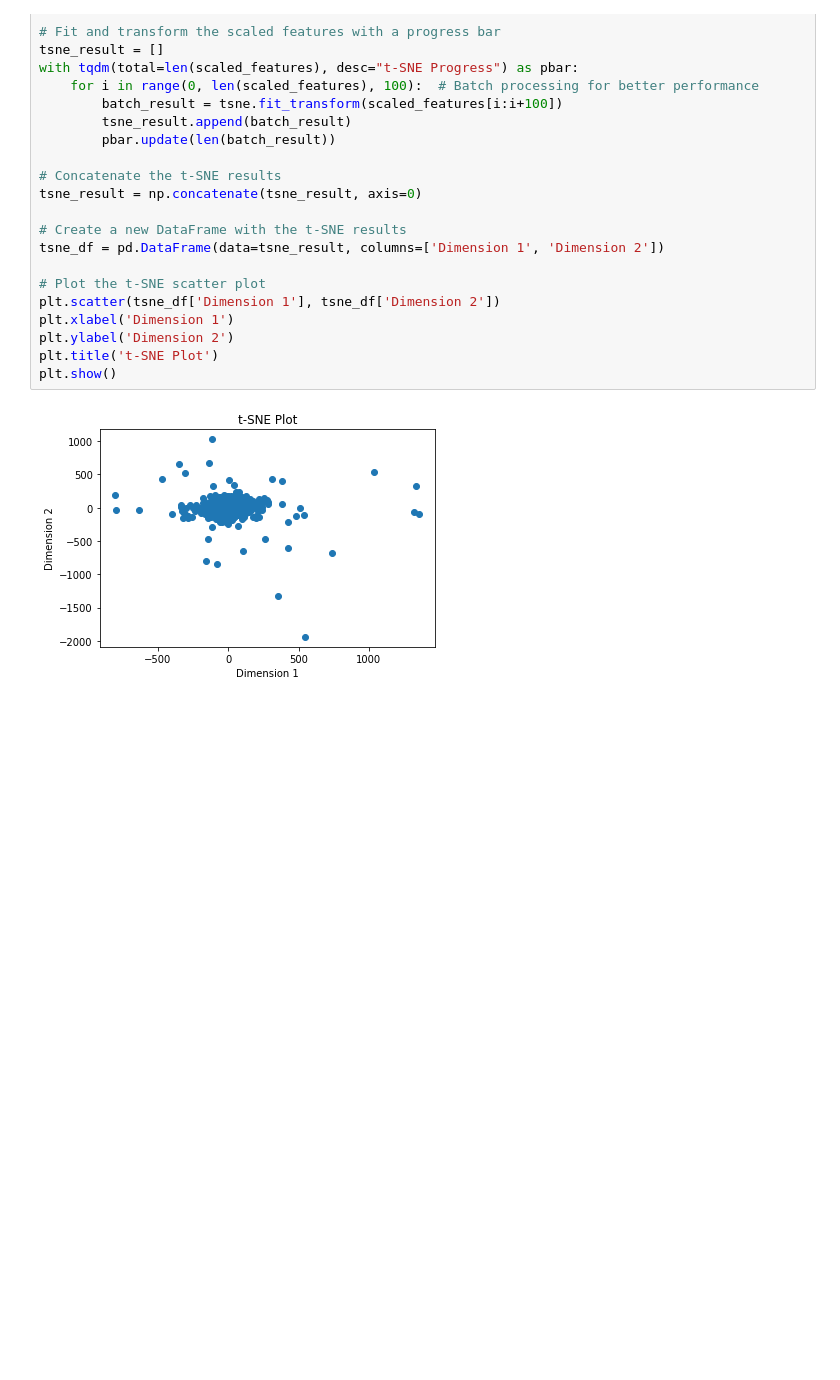
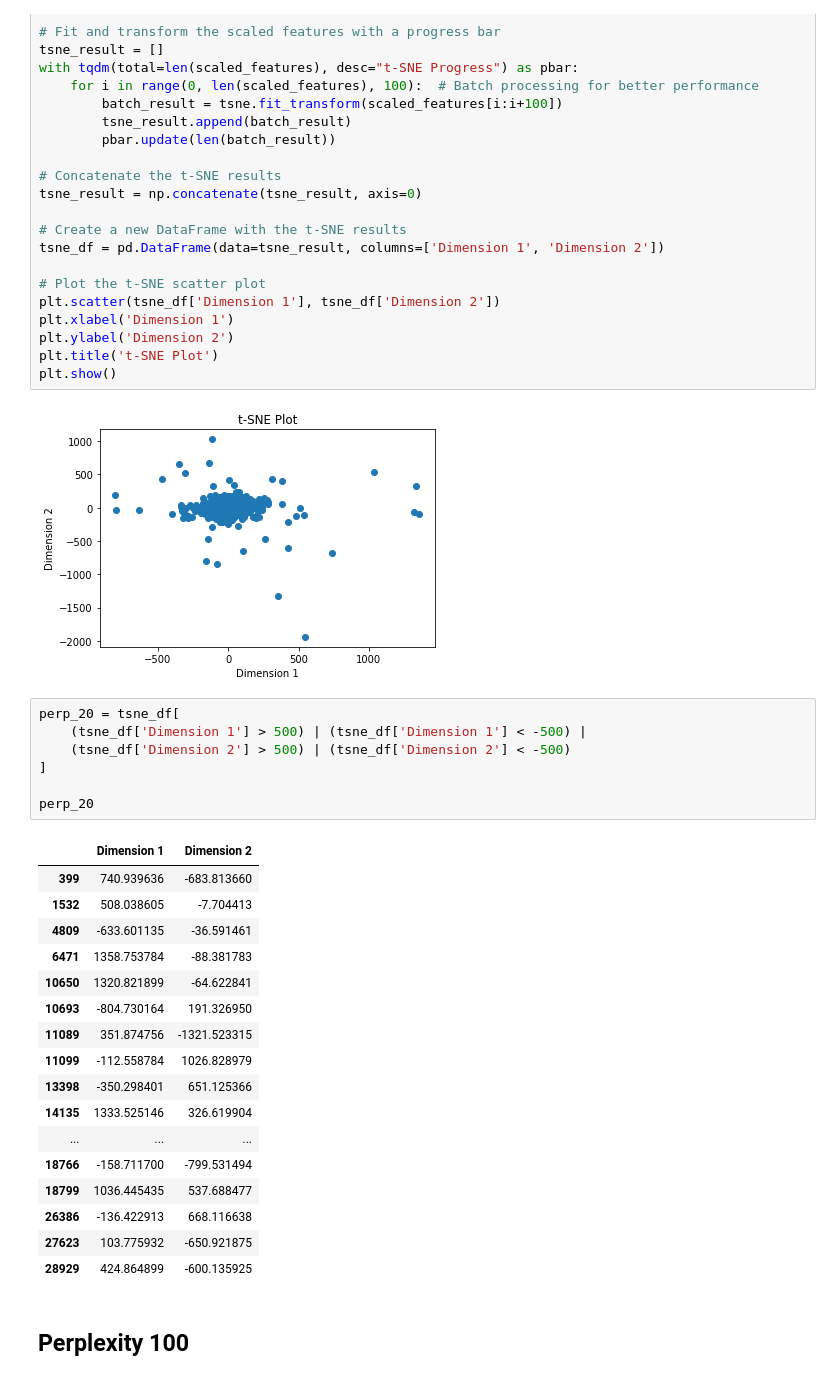
Before and after one commit to jordycollingwood/domias_notebooks, a Jupyter notebook: UCI_tsne_outlier.ipynb, the cells around one changed output. Cells and saved outputs as stored; diff of their text form; blank space fills up the shorter version.

```diff
--- a/UCI_tsne_outlier.ipynb
+++ b/UCI_tsne_outlier.ipynb
@@ -167,3 +217,30 @@ plt.title('t-SNE Plot')
 plt.show()
 # %% [output]
 [figure]
+# %%
+perp_20 = tsne_df[
+    (tsne_df['Dimension 1'] > 500) | (tsne_df['Dimension 1'] < -500) |
+    (tsne_df['Dimension 2'] > 500) | (tsne_df['Dimension 2'] < -500)
+]
+
+perp_20
+# %% [output]
+|  | Dimension 1 | Dimension 2 |
+| 399 | 740.939636 | -683.813660 |
+| 1532 | 508.038605 | -7.704413 |
+| 4809 | -633.601135 | -36.591461 |
+| 6471 | 1358.753784 | -88.381783 |
+| 10650 | 1320.821899 | -64.622841 |
+| 10693 | -804.730164 | 191.326950 |
+| 11089 | 351.874756 | -1321.523315 |
+| 11099 | -112.558784 | 1026.828979 |
+| 13398 | -350.298401 | 651.125366 |
+| 14135 | 1333.525146 | 326.619904 |
+| ... | ... | ... |
+| 18766 | -158.711700 | -799.531494 |
+| 18799 | 1036.445435 | 537.688477 |
+| 26386 | -136.422913 | 668.116638 |
+| 27623 | 103.775932 | -650.921875 |
+| 28929 | 424.864899 | -600.135925 |
+# %% [markdown]
+## Perplexity 100
```
Also changed, not shown: parts of 17 cells of this notebook, 13 other files.
